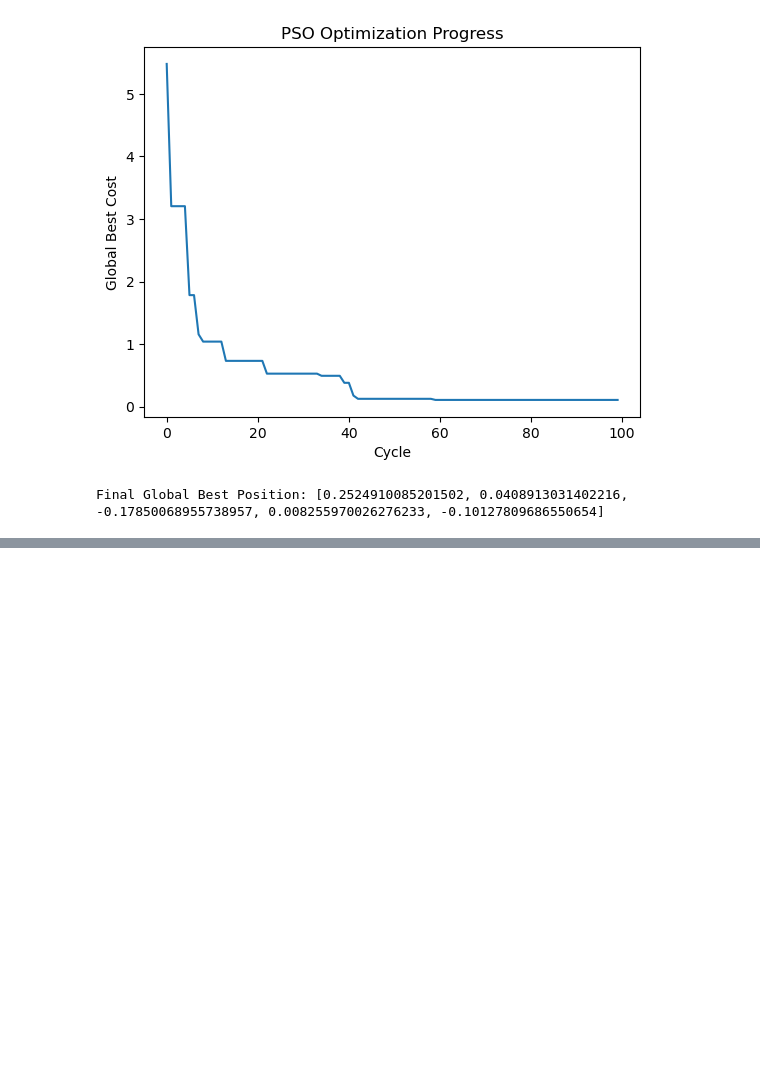
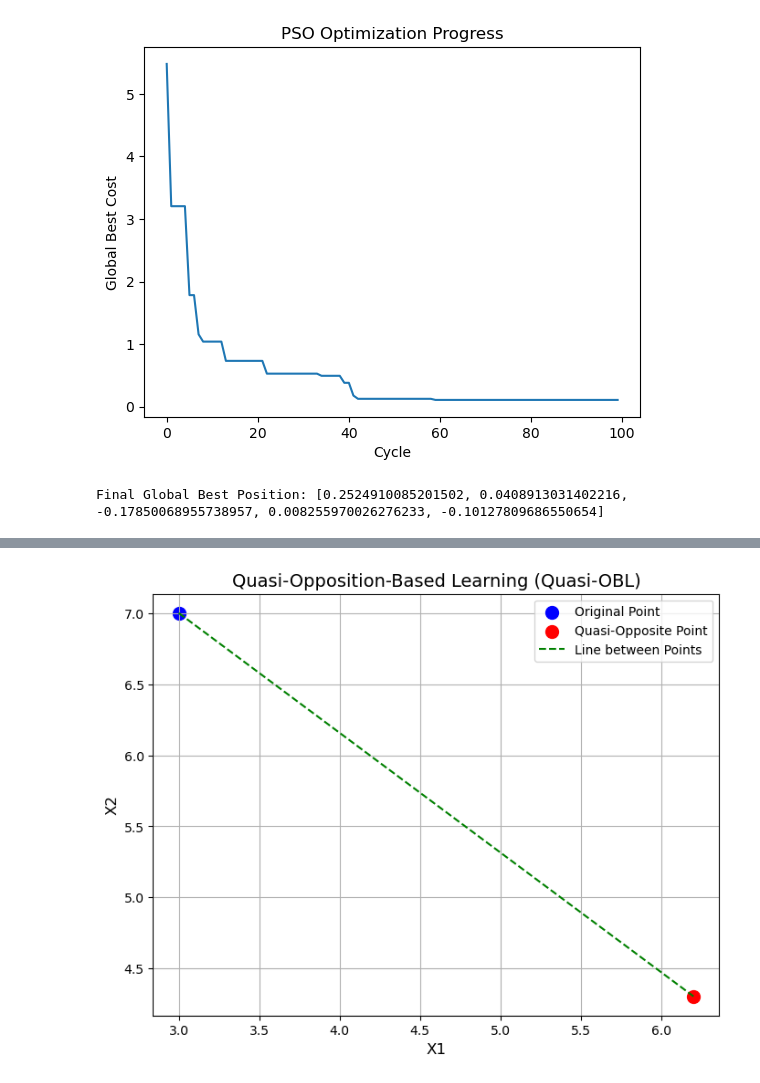
Before and after one commit to rocky115/DeepMythomatics, a Jupyter notebook: ManVSMachine/Ch-10 Gaussian Process/9. Evolutionary_computations_голубая луна и голубое дерево-9.ipynb, the cells around one changed output, grey strips where cells are left out. Cells and saved outputs as stored; diff of their text form; code cells hidden in the pictures; blank space fills up the shorter version.

```diff
--- a/ManVSMachine/Ch-10 Gaussian Process/9. Evolutionary_computations_голубая луна и голубое дерево-9.ipynb
+++ b/ManVSMachine/Ch-10 Gaussian Process/9. Evolutionary_computations_голубая луна и голубое дерево-9.ipynb
@@ -376,0 +1539,61 @@ Final Global Best Position: [0.2524910085201502, 0.0408913031402216, -0.17850068
+# %%
+import random
+import matplotlib.pyplot as plt
+
+# Define the function for generating the quasi-opposite point
+def quasi_opposite_point(x, a, b):
+    """
+    Generate a quasi-opposite point for a given point `x` in the interval [a, b].
+    Parameters:
+        x (list): The current point in the search space (D-dimensional vector).
+        a (list): Lower bounds for each dimension of the search space.
+        b (list): Upper bounds for each dimension of the search space.
+    Returns:
+        list: The quasi-opposite point.
+    """
+    D = len(x)  # Number of dimensions
+    quasi_opposite = []
+
+    for i in range(D):
+        # Compute the middle of the interval for the i-th dimension
+        Mij = (a[i] + b[i]) / 2
+        # Calculate the opposite point for the i-th dimension
+        xij_o = a[i] + b[i] - x[i]
+
+        # Generate the quasi-opposite point
+        if x[i] < Mij:
+            # Generate a random number between Mij and xij_o
+            quasi_opposite.append(Mij + random.random() * (xij_o - Mij))
+        else:
+            # Generate a random number between xij_o and Mij
+            quasi_opposite.append(xij_o + random.random() * (Mij - xij_o))
+
+    return quasi_opposite
+
+# Example usage
+a = [0, 0]  # Lower bounds for each dimension
+b = [10, 10]  # Upper bounds for each dimension
+
+# Example solution point
+x = [3, 7]
+
+# Generate the quasi-opposite point for the solution `x`
+qop = quasi_opposite_point(x, a, b)
+
+# Plotting the results
+plt.figure(figsize=(8, 6))
+plt.scatter(x[0], x[1], color='blue', label='Original Point', s=100)  # Original Point
+plt.scatter(qop[0], qop[1], color='red', label='Quasi-Opposite Point', s=100)  # Quasi-Opposite Point
+plt.plot([x[0], qop[0]], [x[1], qop[1]], color='green', linestyle='--', label='Line between Points')
+
+# Labels and Title
+plt.title('Quasi-Opposition-Based Learning (Quasi-OBL)', fontsize=14)
+plt.xlabel('X1', fontsize=12)
+plt.ylabel('X2', fontsize=12)
+plt.legend()
+
+# Show the plot
+plt.grid(True)
+plt.show()
+# %% [output]
+[figure, added]
```
Also changed, not shown: parts of 15 cells of this notebook.
